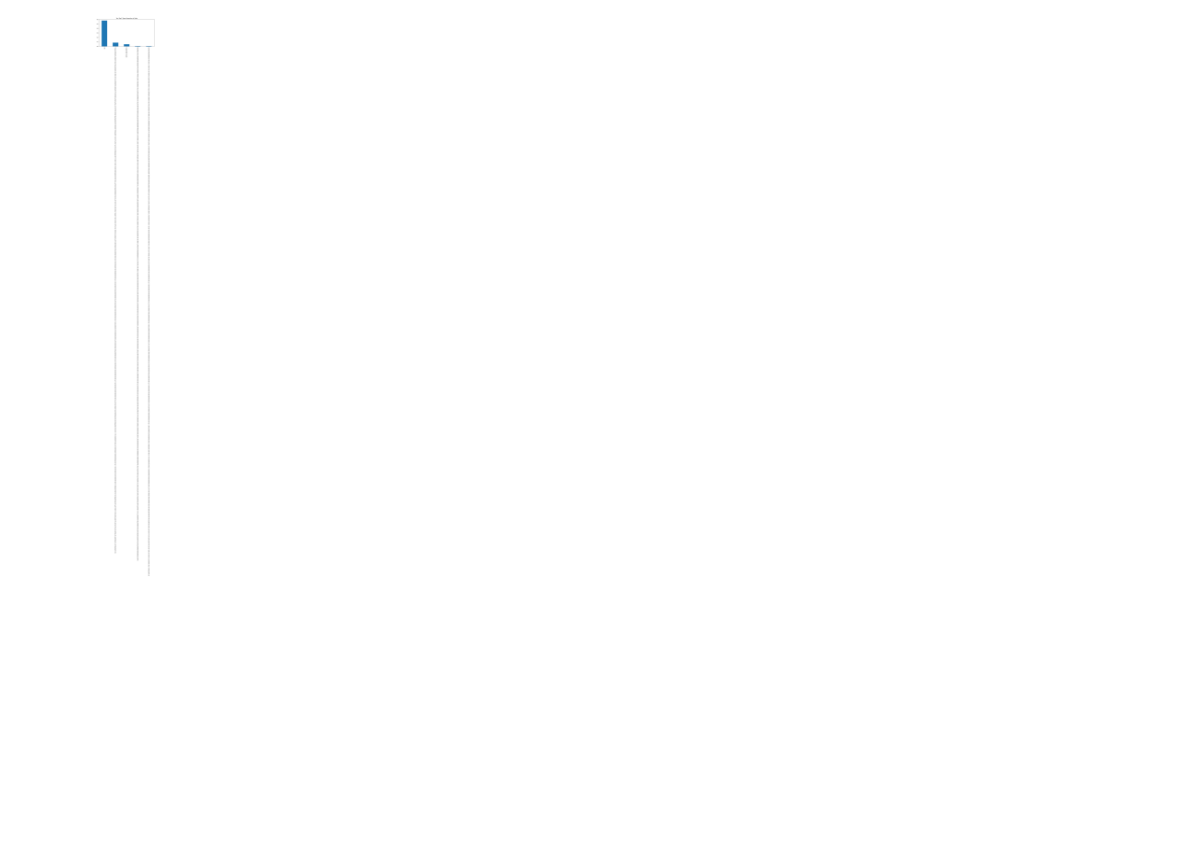
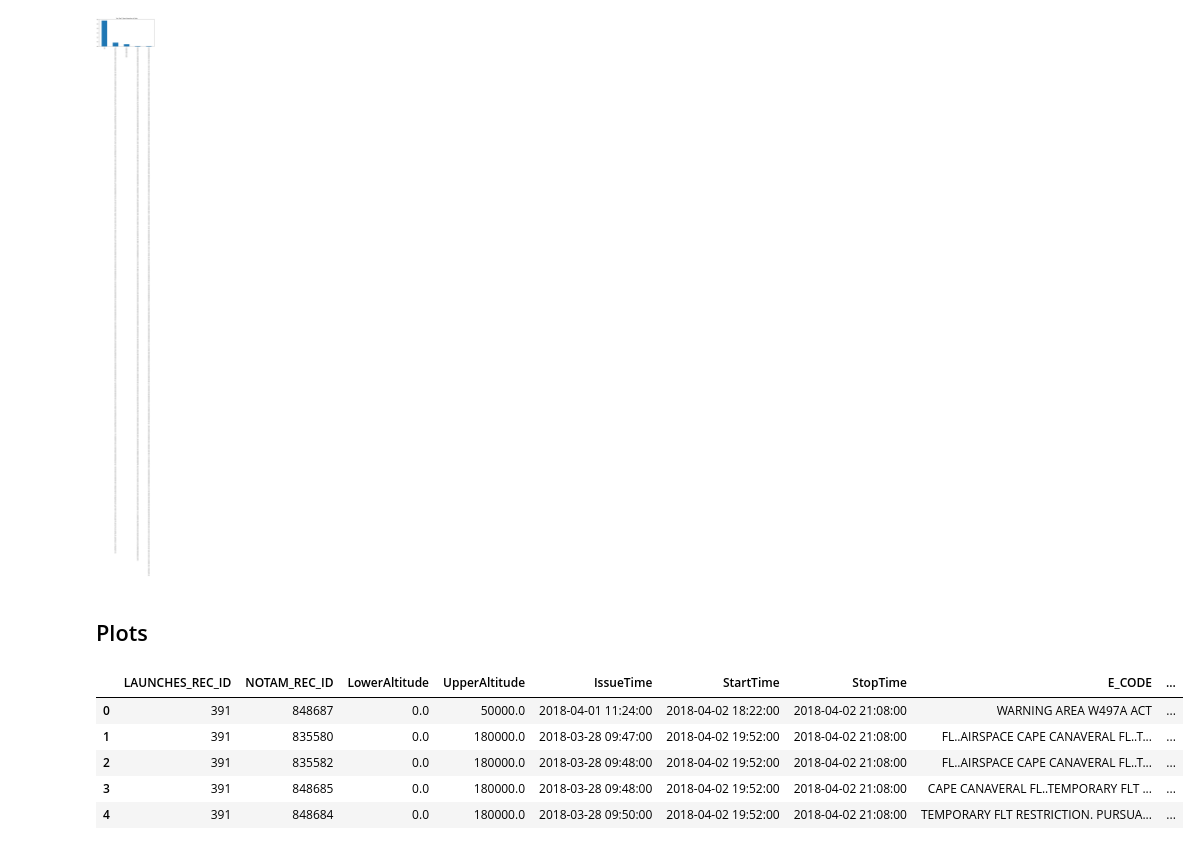
Before and after one commit to DAEN-Team-1/Final, a Jupyter notebook: human_annotated_notam_analysis.ipynb, the cells around one changed output. Drawn from its saved outputs; the diff is of its cells as text; code cells hidden in the pictures; blank space fills up the shorter version.

```diff
--- a/human_annotated_notam_analysis.ipynb
+++ b/human_annotated_notam_analysis.ipynb
@@ -762,3 +756,14 @@ df['Text'].value_counts(dropna=False, normalize=True).nlargest(5).plot(kind='bar
                                                                        figsize=(10, 5));
 # %% [output]
 [figure]
+# %% [markdown]
+## Plots
+# %%
+df.head()
+# %% [output]
+|  | LAUNCHES_REC_ID | NOTAM_REC_ID | LowerAltitude | UpperAltitude | IssueTime | StartTime | StopTime | E_CODE | ... |
+| 0 | 391 | 848687 | 0.0 | 50000.0 | 2018-04-01 11:24:00 | 2018-04-02 18:22:00 | 2018-04-02 21:08:00 | WARNING AREA W497A ACT | ... |
+| 1 | 391 | 835580 | 0.0 | 180000.0 | 2018-03-28 09:47:00 | 2018-04-02 19:52:00 | 2018-04-02 21:08:00 | FL..AIRSPACE CAPE CANAVERAL FL..T... | ... |
+| 2 | 391 | 835582 | 0.0 | 180000.0 | 2018-03-28 09:48:00 | 2018-04-02 19:52:00 | 2018-04-02 21:08:00 | FL..AIRSPACE CAPE CANAVERAL FL..T... | ... |
+| 3 | 391 | 848685 | 0.0 | 180000.0 | 2018-03-28 09:48:00 | 2018-04-02 19:52:00 | 2018-04-02 21:08:00 | CAPE CANAVERAL FL..TEMPORARY FLT ... | ... |
+| 4 | 391 | 848684 | 0.0 | 180000.0 | 2018-03-28 09:50:00 | 2018-04-02 19:52:00 | 2018-04-02 21:08:00 | TEMPORARY FLT RESTRICTION. PURSUA... | ... |
```
Also changed, not shown: parts of 10 cells of this notebook, 1 other file.
